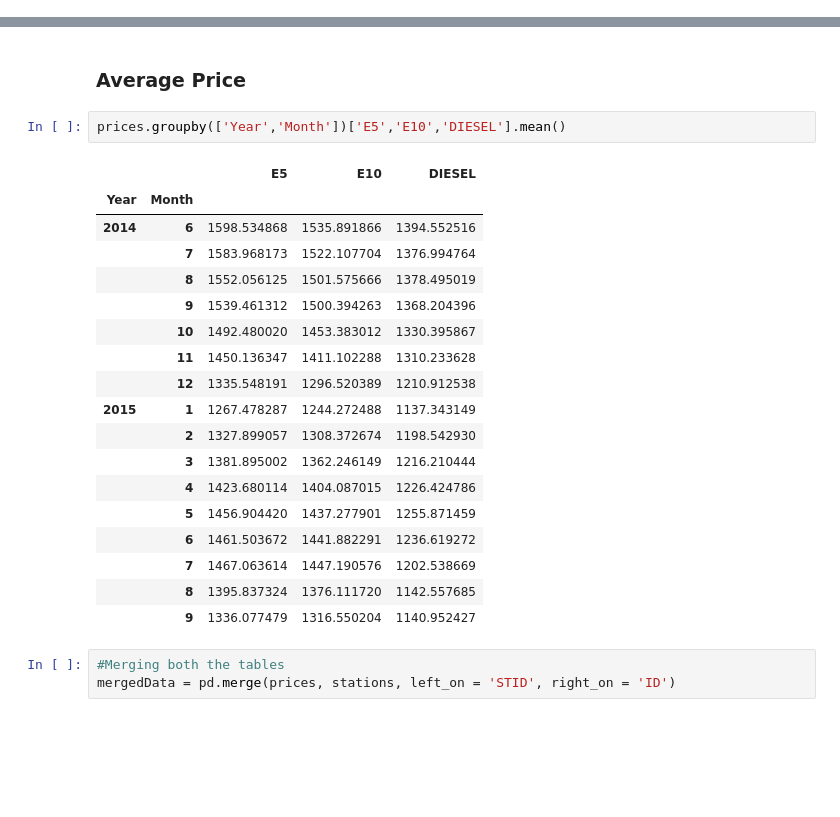
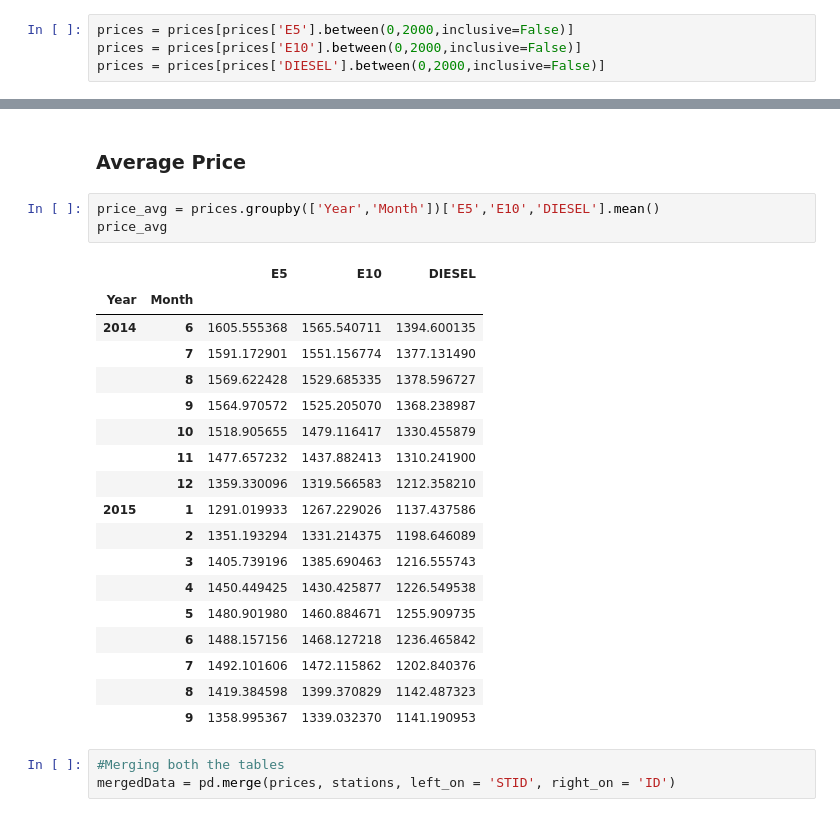
Before and after one commit to rakeshnandi/Introduction-to-Data-Science, a Jupyter notebook: Data Science Assignment.ipynb, the cells around one changed output, grey strips where cells are left out. Cells and saved outputs as stored; diff of their text form; blank space fills up the shorter version.

```diff
--- a/Data Science Assignment.ipynb
+++ b/Data Science Assignment.ipynb
@@ -52,3 +54,7 @@ prices['Month'] = pd.DatetimeIndex(prices['DATE_CHANGED']).month
+# %%
+prices = prices[prices['E5'].between(0,2000,inclusive=False)]
+prices = prices[prices['E10'].between(0,2000,inclusive=False)]
+prices = prices[prices['DIESEL'].between(0,2000,inclusive=False)]
 # %% [markdown]
 ### Minimum Price
 # %%
@@ -98,26 +104,27 @@ prices.groupby(['Year','Month'])['E5','E10','DIESEL'].max()
 # %% [markdown]
 ### Average Price
 # %%
-prices.groupby(['Year','Month'])['E5','E10','DIESEL'].mean()
+price_avg = prices.groupby(['Year','Month'])['E5','E10','DIESEL'].mean()
+price_avg
 # %% [output]
 |  |  | E5 | E10 | DIESEL |
 | Year | Month |  |  |  |
-| 2014 | 6 | 1598.534868 | 1535.891866 | 1394.552516 |
-|  | 7 | 1583.968173 | 1522.107704 | 1376.994764 |
-|  | 8 | 1552.056125 | 1501.575666 | 1378.495019 |
-|  | 9 | 1539.461312 | 1500.394263 | 1368.204396 |
-|  | 10 | 1492.480020 | 1453.383012 | 1330.395867 |
-|  | 11 | 1450.136347 | 1411.102288 | 1310.233628 |
-|  | 12 | 1335.548191 | 1296.520389 | 1210.912538 |
-| 2015 | 1 | 1267.478287 | 1244.272488 | 1137.343149 |
-|  | 2 | 1327.899057 | 1308.372674 | 1198.542930 |
-|  | 3 | 1381.895002 | 1362.246149 | 1216.210444 |
-|  | 4 | 1423.680114 | 1404.087015 | 1226.424786 |
-|  | 5 | 1456.904420 | 1437.277901 | 1255.871459 |
-|  | 6 | 1461.503672 | 1441.882291 | 1236.619272 |
-|  | 7 | 1467.063614 | 1447.190576 | 1202.538669 |
-|  | 8 | 1395.837324 | 1376.111720 | 1142.557685 |
-|  | 9 | 1336.077479 | 1316.550204 | 1140.952427 |
+| 2014 | 6 | 1605.555368 | 1565.540711 | 1394.600135 |
+|  | 7 | 1591.172901 | 1551.156774 | 1377.131490 |
+|  | 8 | 1569.622428 | 1529.685335 | 1378.596727 |
+|  | 9 | 1564.970572 | 1525.205070 | 1368.238987 |
+|  | 10 | 1518.905655 | 1479.116417 | 1330.455879 |
+|  | 11 | 1477.657232 | 1437.882413 | 1310.241900 |
+|  | 12 | 1359.330096 | 1319.566583 | 1212.358210 |
+| 2015 | 1 | 1291.019933 | 1267.229026 | 1137.437586 |
+|  | 2 | 1351.193294 | 1331.214375 | 1198.646089 |
+|  | 3 | 1405.739196 | 1385.690463 | 1216.555743 |
+|  | 4 | 1450.449425 | 1430.425877 | 1226.549538 |
+|  | 5 | 1480.901980 | 1460.884671 | 1255.909735 |
+|  | 6 | 1488.157156 | 1468.127218 | 1236.465842 |
+|  | 7 | 1492.101606 | 1472.115862 | 1202.840376 |
+|  | 8 | 1419.384598 | 1399.370829 | 1142.487323 |
+|  | 9 | 1358.995367 | 1339.032370 | 1141.190953 |
 # %%
 #Merging both the tables
 mergedData = pd.merge(prices, stations, left_on = 'STID', right_on = 'ID')
```
Also changed, not shown: parts of 20 cells of this notebook.
